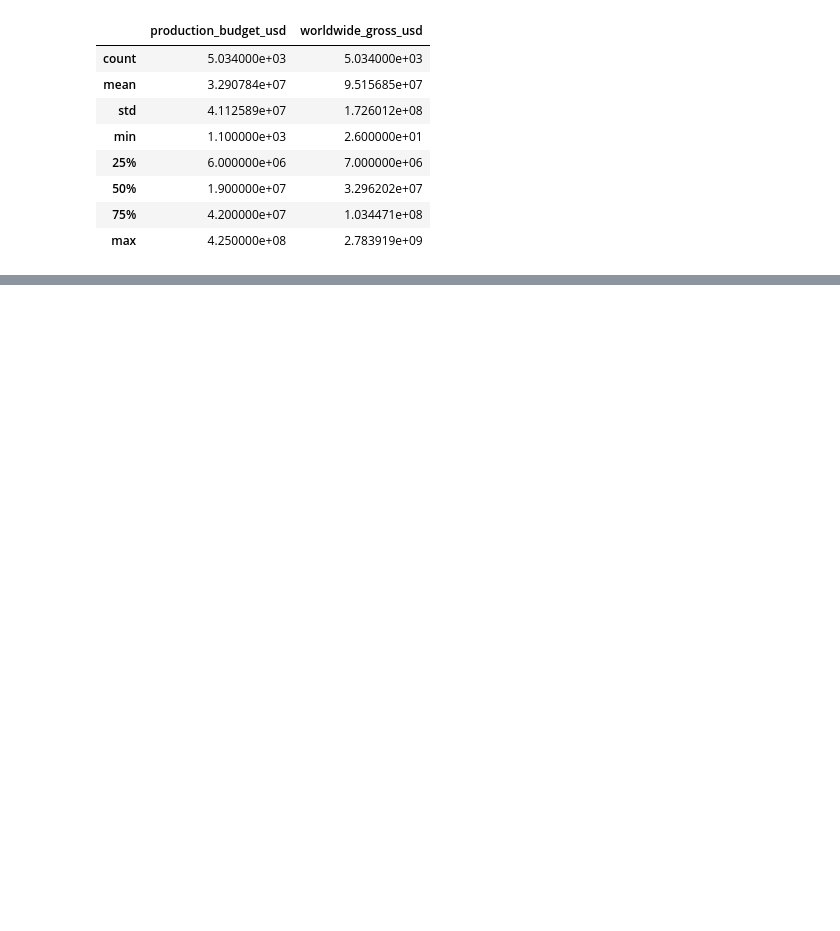
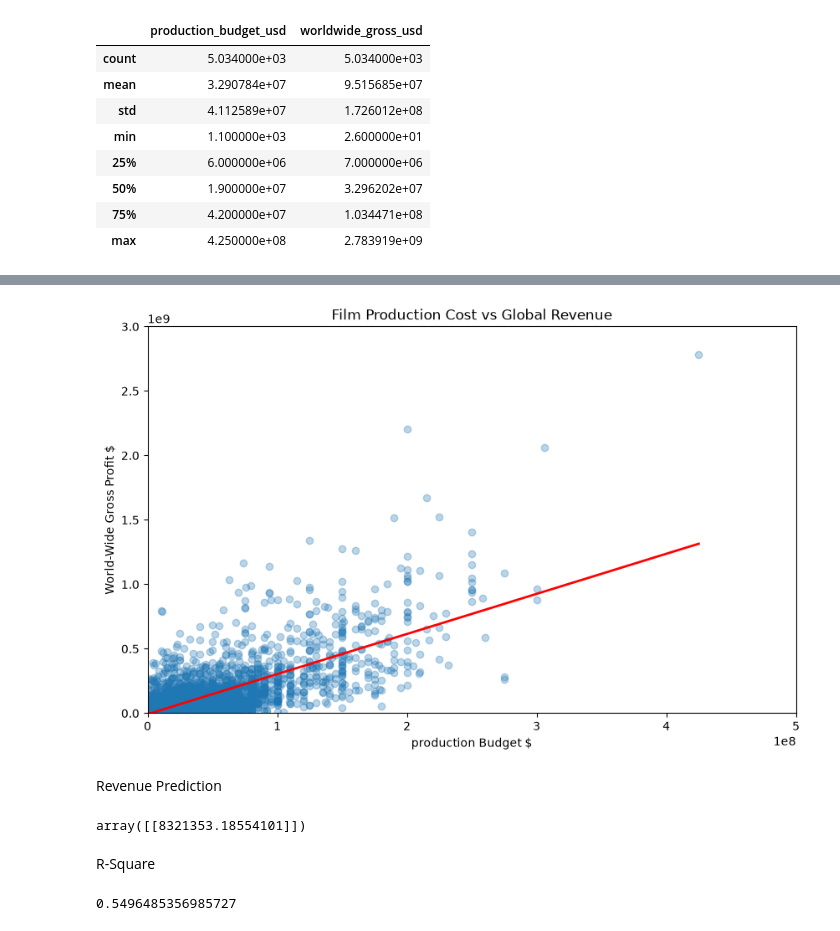
Before and after one commit to aliabdullahawan/Basic_ML, a Jupyter notebook: Chapter_01/visuala_and_analyze.ipynb, the cells around one changed output, grey strips where cells are left out. Cells and saved outputs as stored; diff of their text form; code cells hidden in the pictures; blank space fills up the shorter version.

```diff
--- a/Chapter_01/visuala_and_analyze.ipynb
+++ b/Chapter_01/visuala_and_analyze.ipynb
@@ -31,0 +45,26 @@ plt.show()
+# %%
+plt.figure(figsize=(10, 6))
+plt.scatter(x, y, alpha=0.30)
+plt.plot(x, regression.predict(x), color='red', linewidth=2)
+plt.title('Film Production Cost vs Global Revenue')
+plt.xlabel('production Budget $')
+plt.ylabel('World-Wide Gross Profit $')
+plt.ylim(0, 3e9)
+plt.xlim(0, 5e8)
+plt.show()
+# %% [output]
+[figure, added]
+# %% [markdown]
+Revenue Prediction
+# %%
+budget = 5e6
+prediction = intercept + (coefficient * budget)
+prediction
+# %% [output]
+array([[8321353.18554101]])
+# %% [markdown]
+R-Square
+# %%
+regression.score(x, y)  # Amount of variation in film revenue that is explained by the film budget
+# %% [output]
+0.5496485356985727
```
Also changed, not shown: parts of 4 cells of this notebook.
